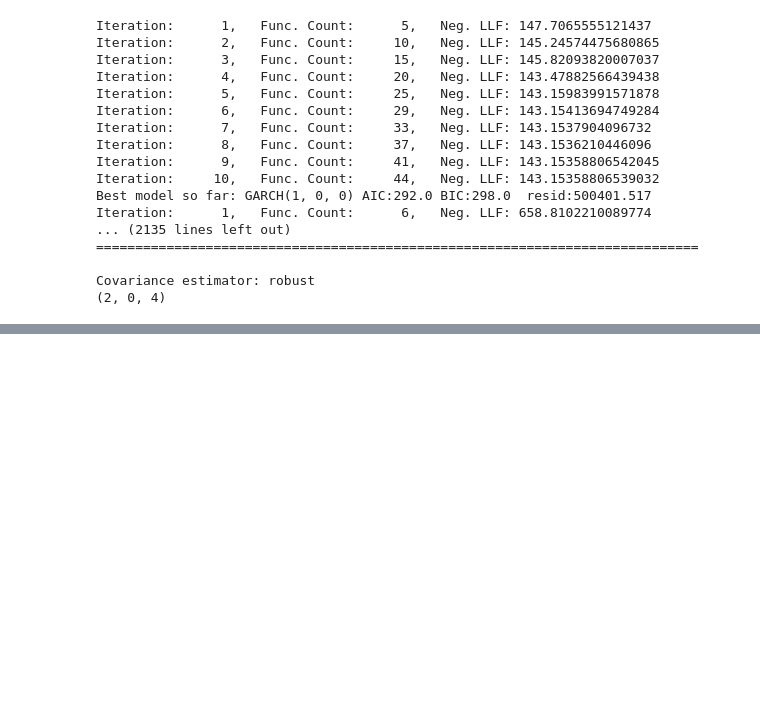
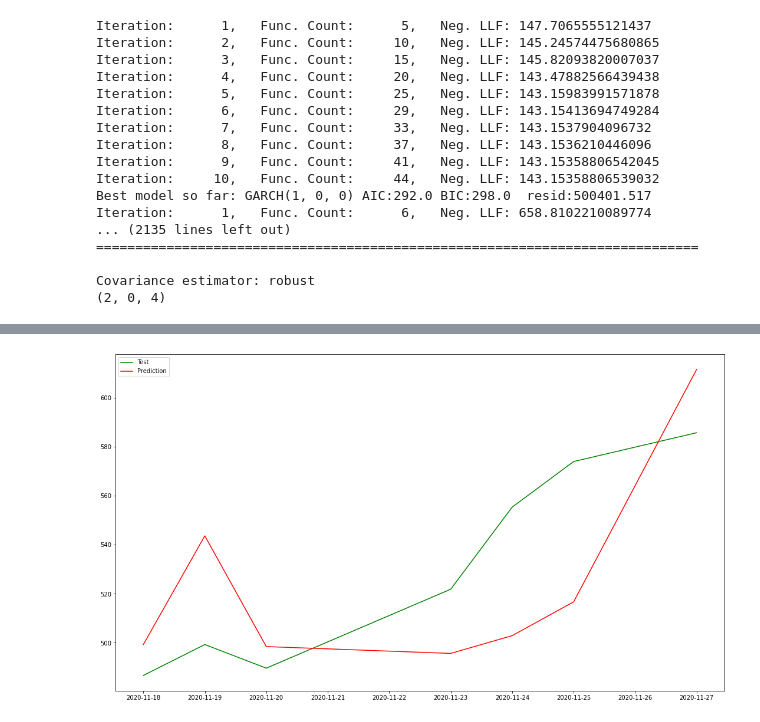
Before and after one commit to zzp1012/tesla-stock-prediction, a Jupyter notebook: draft-code/project-draft.ipynb, the cells around one changed output, grey strips where cells are left out. Saved outputs shown, nothing was run; the diff lists cells and outputs as text; code cells hidden in the pictures; blank space fills up the shorter version.

```diff
--- a/draft-code/project-draft.ipynb
+++ b/draft-code/project-draft.ipynb
@@ -805,3 +813,7 @@ Iteration:      1,   Func. Count:      6,   Neg. LLF: 658.8102210089774
 
 Covariance estimator: robust
 (2, 0, 4)
+# %%
+pred=garch_best_model.forecast(horizon=1)
+pred.variance.values[-1,:][0]
+residual_square_series_scale
@@ -807,0 +844,10 @@ Covariance estimator: robust
+# %%
+predict_variance_value=[]
+train_data_garch=residual_square_series_scale
+for i in range(len(testSet_origin)):
+    model = arch.arch_model(train_data_garch,mean='AR',lags=4,p=2, q=0, vol='GARCH')
+    model_fit = model.fit(update_freq=1, disp='off')
+    pred = model_fit.forecast(horizon=1)
+    train_data_garch = train_data_garch.append(residual_square_series_test_scale[i:i+1])
+    predict_variance_value.append(pred.variance.values[-1,:][0])
+print(predict_variance_value)
@@ -807,0 +856,7 @@ Covariance estimator: robust
+# %%
+predict_variance_series=pd.Series(predict_variance_value, index=testSet_origin.index)
+print(predict_variance_series)
+predict_variance_series=predict_variance_series*1000
+print(predict_variance_series)
+predict_variance_series=predict_variance_series.apply(np.sqrt)
+print(predict_variance_series)
@@ -807,0 +881,5 @@ Covariance estimator: robust
+# %%
+final_total=yPrediction_series
+print(yPrediction_series)
+final_total=final_total+predict_variance_series
+print(final_total)
@@ -807,0 +905,9 @@ Covariance estimator: robust
+# %%
+fig = matplotlib.pyplot.gcf()
+fig.set_size_inches(18.5, 10.5)
+plt.plot(df_origin_test_value, color='green', label = "Test")
+plt.plot(final_total, color='red', label = "Prediction")
+plt.legend()
+plt.savefig("TemperaturePrediction.png")
+# %% [output]
+[figure, added]
```
Also changed, not shown: parts of 7 cells of this notebook.
